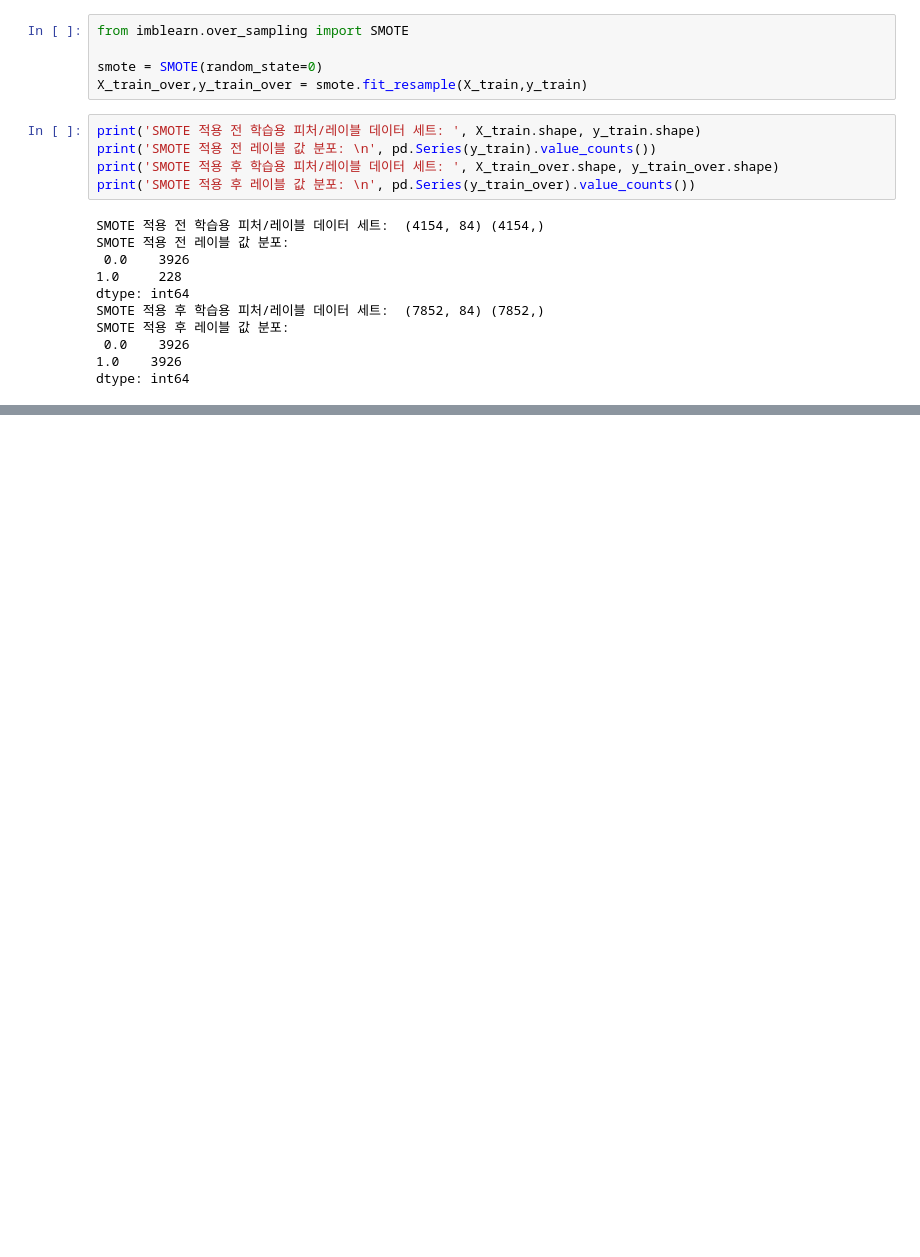
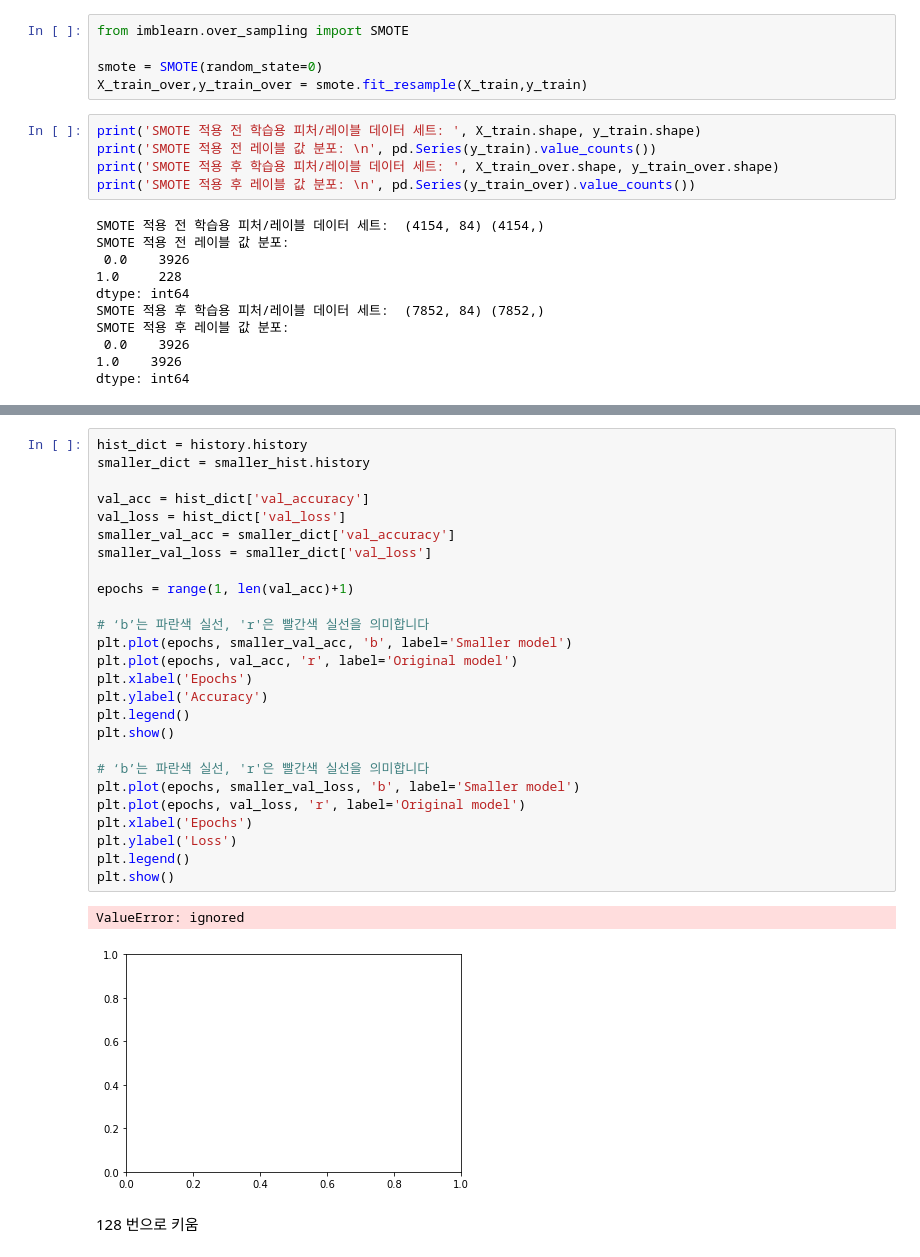
Before and after one commit to leeyerin25/TASK_2022, a Jupyter notebook: 기계학습_3_1_yr.ipynb, the cells around one changed output, grey strips where cells are left out. Cells and saved outputs as stored; diff of their text form; blank space fills up the shorter version.

```diff
--- a/기계학습_3_1_yr.ipynb
+++ b/기계학습_3_1_yr.ipynb
@@ -351,0 +495,31 @@ dtype: int64
+# %%
+hist_dict = history.history
+smaller_dict = smaller_hist.history
+
+val_acc = hist_dict['val_accuracy']
+val_loss = hist_dict['val_loss']
+smaller_val_acc = smaller_dict['val_accuracy']
+smaller_val_loss = smaller_dict['val_loss']
+
+epochs = range(1, len(val_acc)+1)
+
+# ‘b’는 파란색 실선, 'r'은 빨간색 실선을 의미합니다
+plt.plot(epochs, smaller_val_acc, 'b', label='Smaller model')
+plt.plot(epochs, val_acc, 'r', label='Original model')
+plt.xlabel('Epochs')
+plt.ylabel('Accuracy')
+plt.legend()
+plt.show()
+
+# ‘b’는 파란색 실선, 'r'은 빨간색 실선을 의미합니다
+plt.plot(epochs, smaller_val_loss, 'b', label='Smaller model')
+plt.plot(epochs, val_loss, 'r', label='Original model')
+plt.xlabel('Epochs')
+plt.ylabel('Loss')
+plt.legend()
+plt.show()
+# %% [output]
+ValueError: ignored
+[figure, added]
+# %% [markdown]
+128 번으로 키움
```
Also changed, not shown: parts of 20 cells of this notebook.
